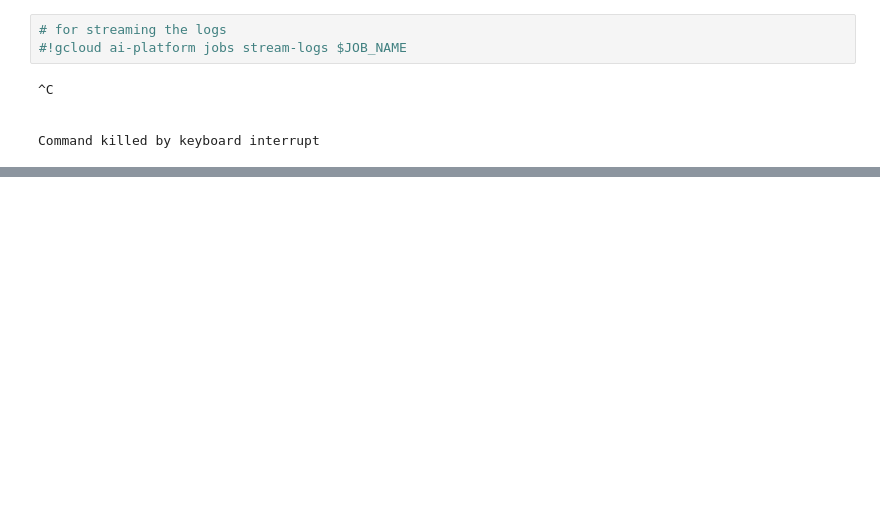
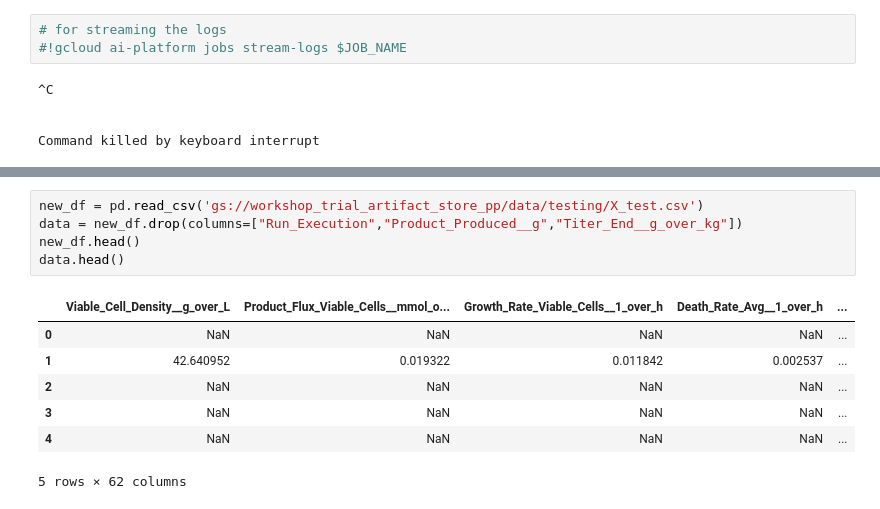
Before and after one commit to PrajP/aiplatform, a Jupyter notebook: a-codelab-2-d.ipynb, the cells around one changed output, grey strips where cells are left out. Drawn from its saved outputs; the diff is of its cells as text; blank space fills up the shorter version.

```diff
--- a/a-codelab-2-d.ipynb
+++ b/a-codelab-2-d.ipynb
@@ -484,0 +1166,13 @@ response
+# %%
+new_df = pd.read_csv('gs://workshop_trial_artifact_store_pp/data/testing/X_test.csv')
+data = new_df.drop(columns=["Run_Execution","Product_Produced__g","Titer_End__g_over_kg"])
+new_df.head()
+data.head()
+# %% [output]
+|  | Viable_Cell_Density__g_over_L | Product_Flux_Viable_Cells__mmol_o... | Growth_Rate_Viable_Cells__1_over_h | Death_Rate_Avg__1_over_h | ... |
+| 0 | NaN | NaN | NaN | NaN | ... |
+| 1 | 42.640952 | 0.019322 | 0.011842 | 0.002537 | ... |
+| 2 | NaN | NaN | NaN | NaN | ... |
+| 3 | NaN | NaN | NaN | NaN | ... |
+| 4 | NaN | NaN | NaN | NaN | ... |
+5 rows × 62 columns
```
Also changed, not shown: parts of 70 cells of this notebook, 4 other files.
